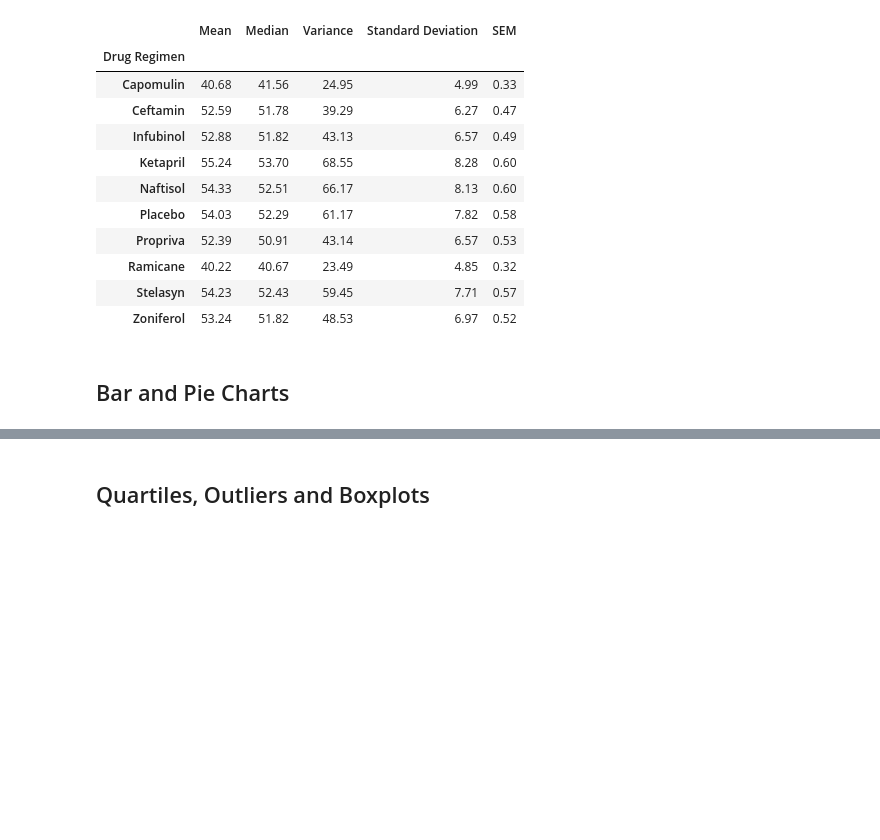
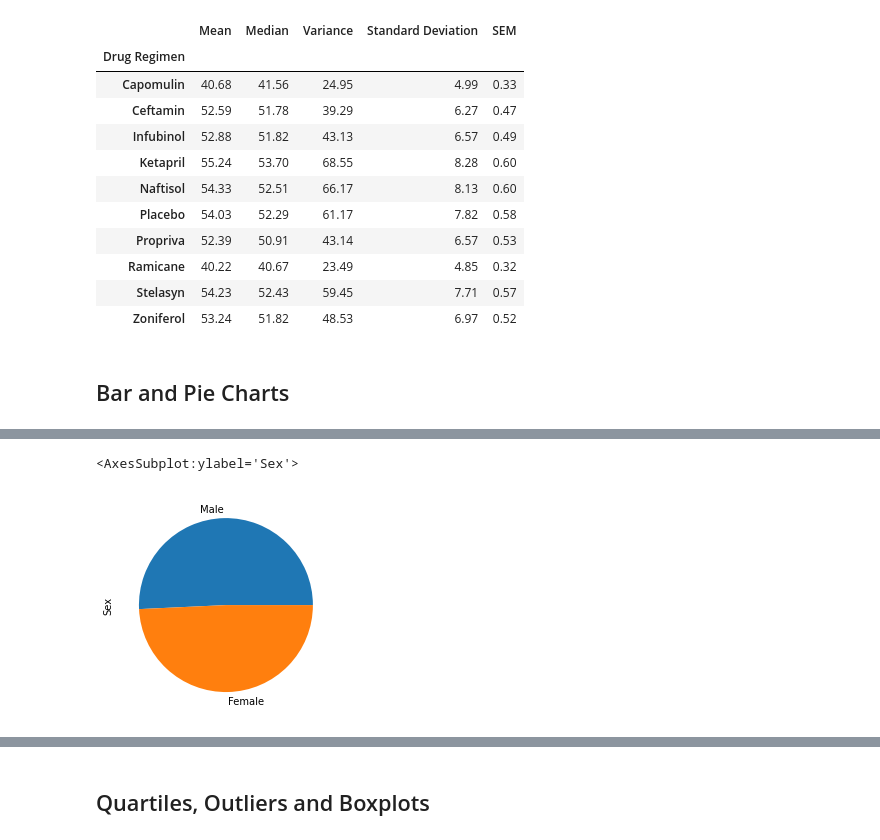
Before and after one commit to ruthhinkle/drug-regimen-efficacy, a Jupyter notebook: pymaceuticals_REH.ipynb, the cells around one changed output, grey strips where cells are left out. Drawn from its saved outputs; the diff is of its cells as text; code cells hidden in the pictures; blank space fills up the shorter version.

```diff
--- a/pymaceuticals_REH.ipynb
+++ b/pymaceuticals_REH.ipynb
@@ -136,5 +137,9 @@ clean_data_df.plot.bar(x=7)
 # %%
 # Generate a pie plot showing the distribution of female versus male mice using pandas
+clean_data_df['Sex'].value_counts().plot.pie()
 # Add chart labels
+# %% [output]
+<AxesSubplot:ylabel='Sex'>
+[figure, added]
 # %%
 # Generate a pie plot showing the distribution of female versus male mice using pyplot
```
Also changed, not shown: parts of 9 cells of this notebook.
